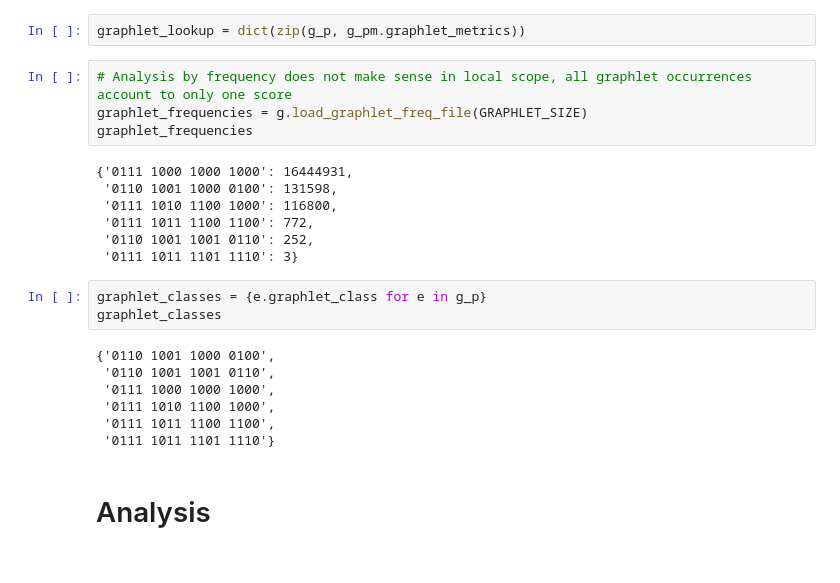
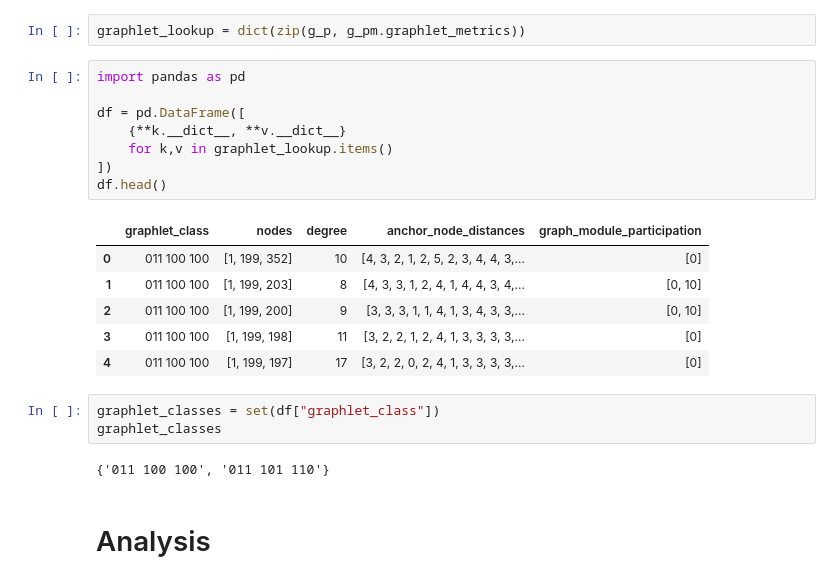
Before and after one commit to DILiS-lab/pmotif_lib, a Jupyter notebook: notebooks/Interfaces/Local Scope - Which graphlet occurrence more prevalent than others?.ipynb, the cells around one changed output. Drawn from its saved outputs; the diff is of its cells as text.

```diff
--- a/notebooks/Interfaces/Local Scope - Which graphlet occurrence more prevalent than others?.ipynb
+++ b/notebooks/Interfaces/Local Scope - Which graphlet occurrence more prevalent than others?.ipynb
@@ -36,26 +29,25 @@ g_p = g.load_graphlet_pos_zip(GRAPHLET_SIZE)
 g_pm = g.load_positional_data(GRAPHLET_SIZE)
 # %%
 graphlet_lookup = dict(zip(g_p, g_pm.graphlet_metrics))
-# %%
-# Analysis by frequency does not make sense in local scope, all graphlet occurrences account to only one score
-graphlet_frequencies = g.load_graphlet_freq_file(GRAPHLET_SIZE)
-graphlet_frequencies
-# %% [output]
-{'0111 1000 1000 1000': 16444931,
- '0110 1001 1000 0100': 131598,
- '0111 1010 1100 1000': 116800,
- '0111 1011 1100 1100': 772,
- '0110 1001 1001 0110': 252,
- '0111 1011 1101 1110': 3}
+# %%
+import pandas as pd
+
+df = pd.DataFrame([
+    {**k.__dict__, **v.__dict__}
+    for k,v in graphlet_lookup.items()
+])
+df.head()
+# %% [output]
+|  | graphlet_class | nodes | degree | anchor_node_distances | graph_module_participation |
+| 0 | 011 100 100 | [1, 199, 352] | 10 | [4, 3, 2, 1, 2, 5, 2, 3, 4, 4, 3,... | [0] |
+| 1 | 011 100 100 | [1, 199, 203] | 8 | [4, 3, 3, 1, 2, 4, 1, 4, 4, 3, 4,... | [0, 10] |
+| 2 | 011 100 100 | [1, 199, 200] | 9 | [3, 3, 3, 1, 1, 4, 1, 3, 4, 3, 3,... | [0, 10] |
+| 3 | 011 100 100 | [1, 199, 198] | 11 | [3, 2, 2, 1, 2, 4, 1, 3, 3, 3, 3,... | [0] |
+| 4 | 011 100 100 | [1, 199, 197] | 17 | [3, 2, 2, 0, 2, 4, 1, 3, 3, 3, 3,... | [0] |
 # %%
-graphlet_classes = {e.graphlet_class for e in g_p}
+graphlet_classes = set(df["graphlet_class"])
 graphlet_classes
 # %% [output]
-{'0110 1001 1000 0100',
- '0110 1001 1001 0110',
- '0111 1000 1000 1000',
- '0111 1010 1100 1000',
- '0111 1011 1100 1100',
- '0111 1011 1101 1110'}
+{'011 100 100', '011 101 110'}
 # %% [markdown]
 # Analysis
```
Also changed, not shown: parts of 21 cells of this notebook.
